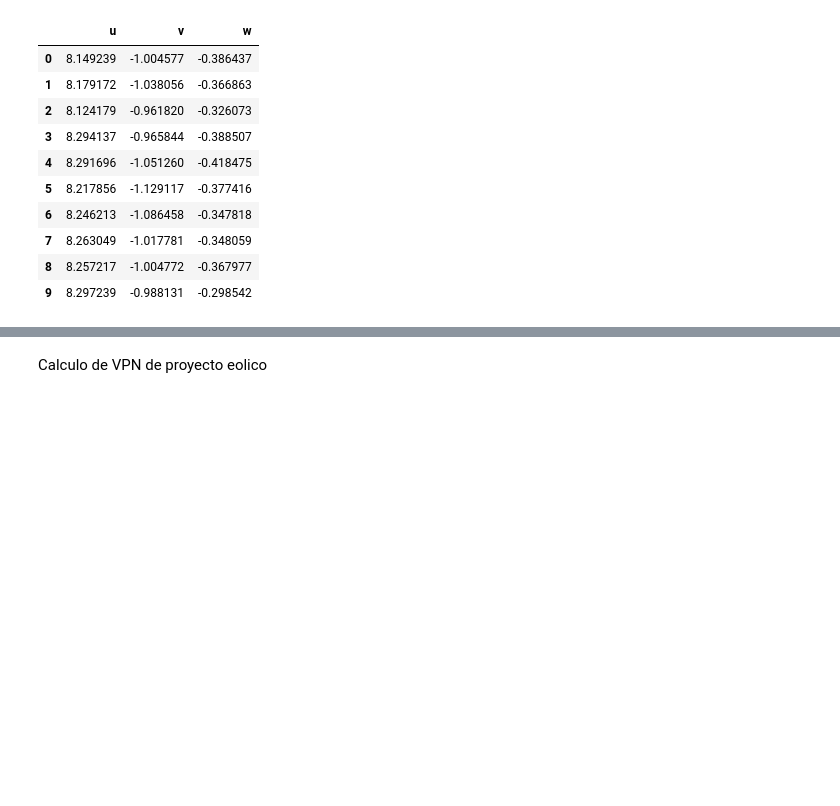
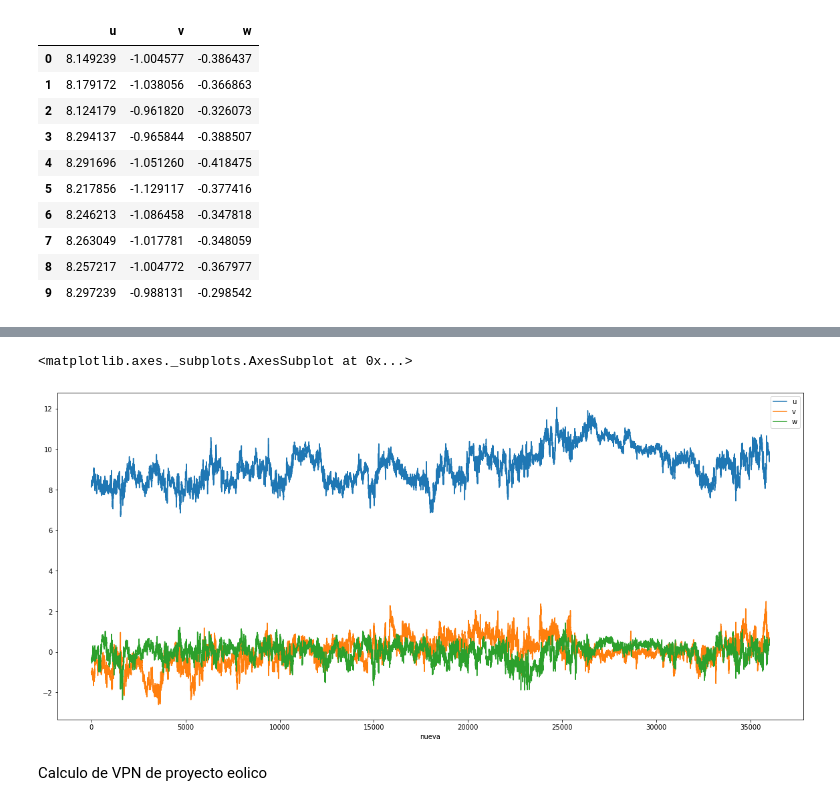
Before and after one commit to mteoraso/ML_Practice, a Jupyter notebook: Untitled50.ipynb, the cells around one changed output, grey strips where cells are left out. Saved outputs shown, nothing was run; the diff lists cells and outputs as text; code cells hidden in the pictures; blank space fills up the shorter version.

```diff
--- a/Untitled50.ipynb
+++ b/Untitled50.ipynb
@@ -115,3 +131,9 @@ df1.head(10)
+# %%
+#Componentes U, V, W de mediciones con anemometro sonico
+df1.plot('nueva',['u','v','w'], figsize=(20,9))
+# %% [output]
+<matplotlib.axes._subplots.AxesSubplot at 0x...>
+[figure, added]
 # %% [markdown]
 Calculo de VPN de proyecto eolico
 # %%
```
Also changed, not shown: parts of 8 cells of this notebook.
